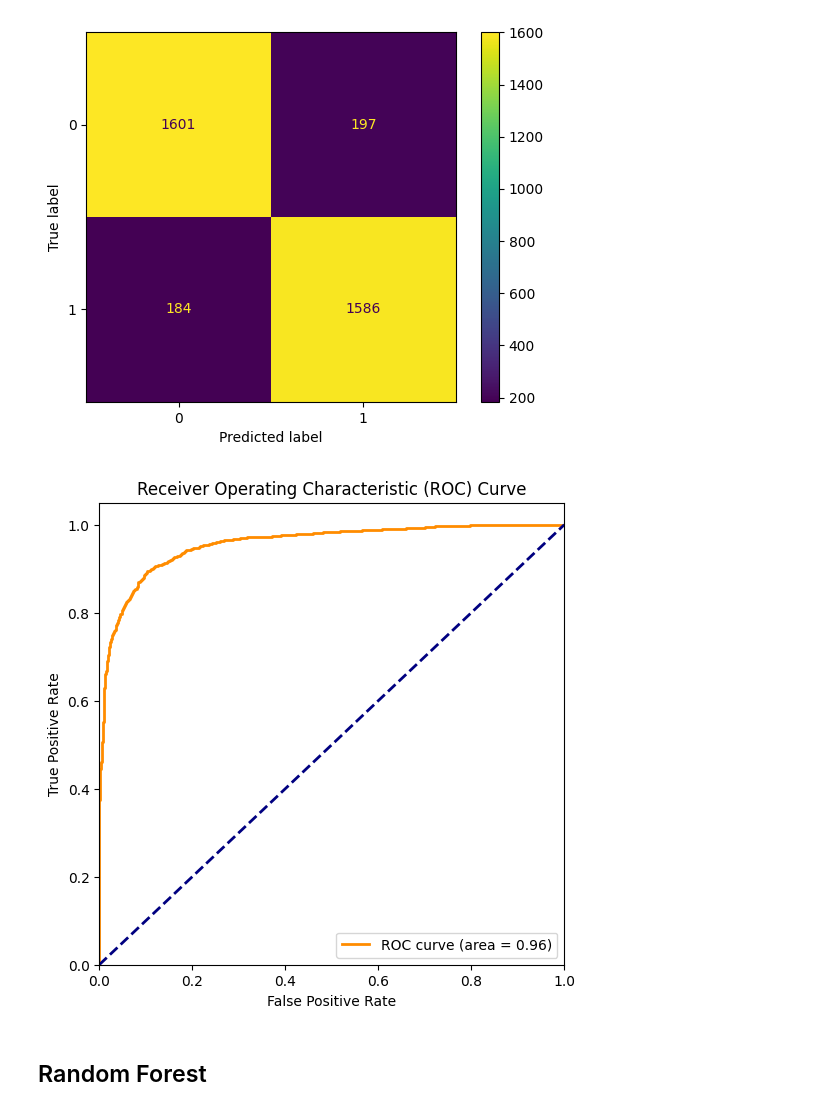
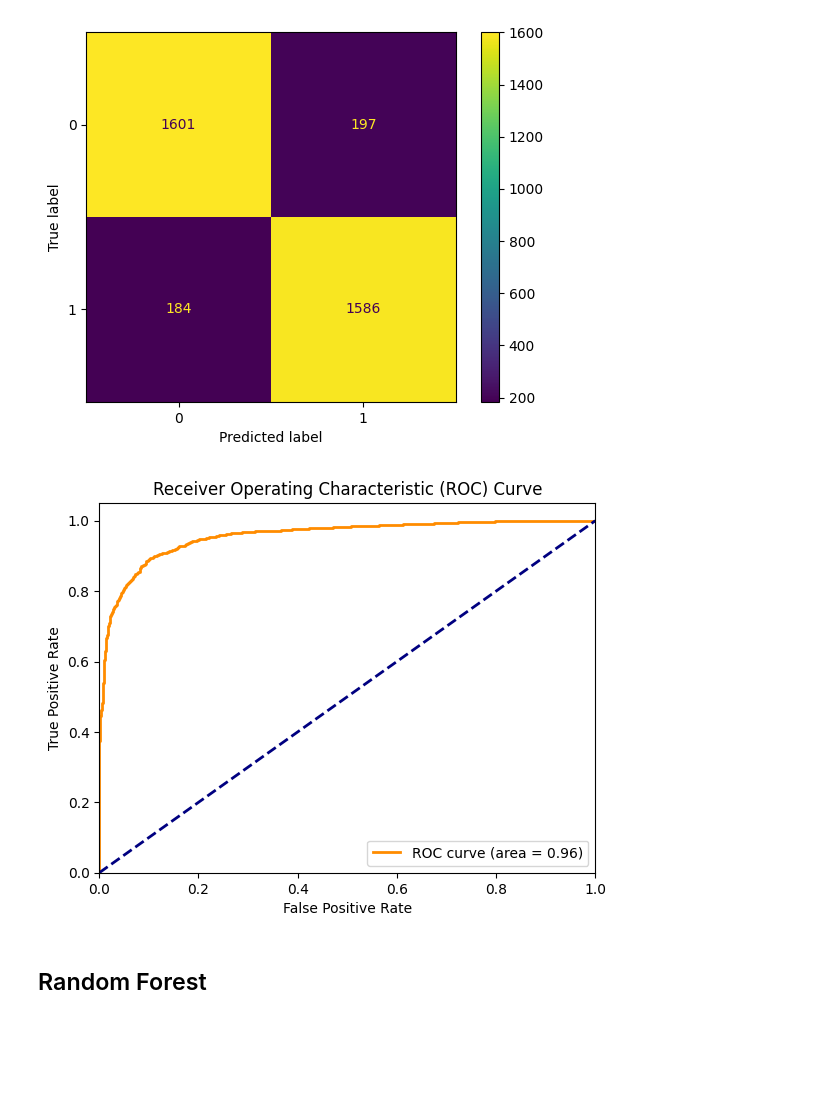
Before and after one commit to DeepraMazumder/Hotel-Reviews-Sentiment-Analysis, a Jupyter notebook: notebooks/Hotel_Sentiment_Analysis.ipynb, the cells around one changed output. Cells and saved outputs as stored; diff of their text form; code cells hidden in the pictures; blank space fills up the shorter version.

Commit message:
Modified - ROC Curve

```diff
--- a/notebooks/Hotel_Sentiment_Analysis.ipynb
+++ b/notebooks/Hotel_Sentiment_Analysis.ipynb
@@ -133,20 +133,19 @@ y_prob = model1.predict_proba(X_test_tfv)[:, 1]
 # %%
 # ROC Curve
 fpr, tpr, _ = roc_curve(y_test, y_prob)
 roc_auc = roc_auc_score(y_test, y_prob)
 
-plt.figure(figsize=(6, 6))
 plt.plot(fpr, tpr, color='darkorange', lw=2, label=f'ROC curve (area = {roc_auc:.2f})')
 plt.plot([0, 1], [0, 1], color='navy', lw=2, linestyle='--')
 plt.xlim([0.0, 1.0])
 plt.ylim([0.0, 1.05])
 plt.xlabel('False Positive Rate')
 plt.ylabel('True Positive Rate')
 plt.title('Receiver Operating Characteristic (ROC) Curve')
 plt.legend(loc='lower right')
 plt.show()
 # %% [output]
-[figure, old version]
+[figure, new version]
 # %% [markdown]
 ## Random Forest
 # %%
```
Also changed, not shown: parts of 5 cells of this notebook.
